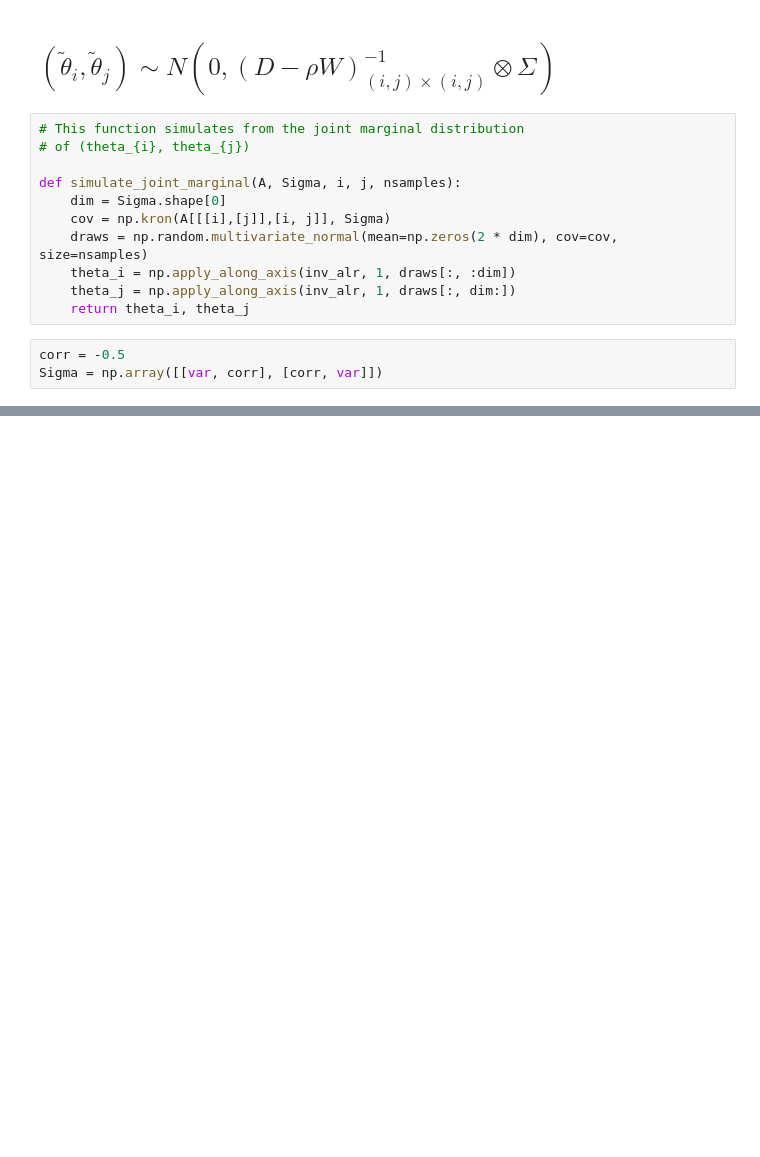
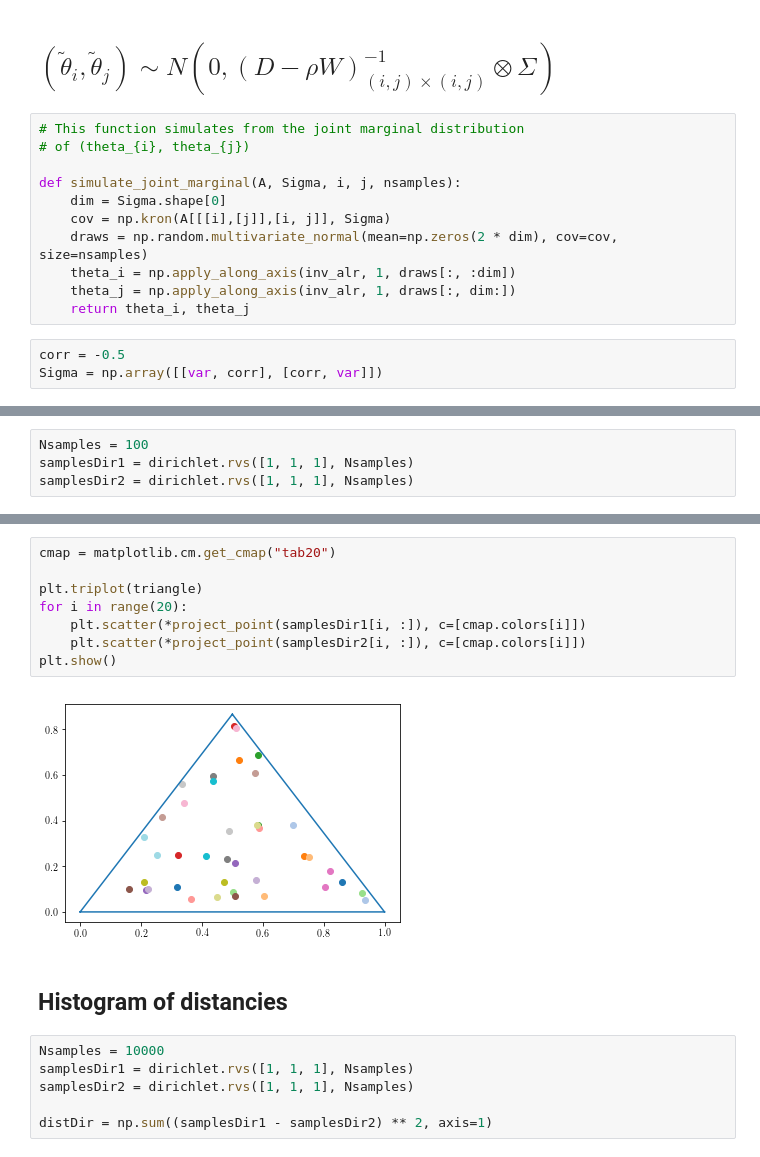
Before and after one commit to mberaha/spatial_mixtures, a Jupyter notebook: notebooks/Logitnormal MC simulations.ipynb, the cells around one changed output, grey strips where cells are left out. Saved outputs shown, nothing was run; the diff lists cells and outputs as text; blank space fills up the shorter version.

```diff
--- a/notebooks/Logitnormal MC simulations.ipynb
+++ b/notebooks/Logitnormal MC simulations.ipynb
@@ -130,0 +139,4 @@ plt.show()
+# %%
+Nsamples = 100
+samplesDir1 = dirichlet.rvs([1, 1, 1], Nsamples)
+samplesDir2 = dirichlet.rvs([1, 1, 1], Nsamples)
@@ -130,0 +188,18 @@ plt.show()
+# %%
+cmap = matplotlib.cm.get_cmap("tab20")
+
+plt.triplot(triangle)
+for i in range(20):
+    plt.scatter(*project_point(samplesDir1[i, :]), c=[cmap.colors[i]])
+    plt.scatter(*project_point(samplesDir2[i, :]), c=[cmap.colors[i]])
+plt.show()
+# %% [output]
+[figure, added]
+# %% [markdown]
+## Histogram of distancies
+# %%
+Nsamples = 10000
+samplesDir1 = dirichlet.rvs([1, 1, 1], Nsamples)
+samplesDir2 = dirichlet.rvs([1, 1, 1], Nsamples)
+
+distDir = np.sum((samplesDir1 - samplesDir2) ** 2, axis=1)
```
Also changed, not shown: parts of 19 cells of this notebook.
